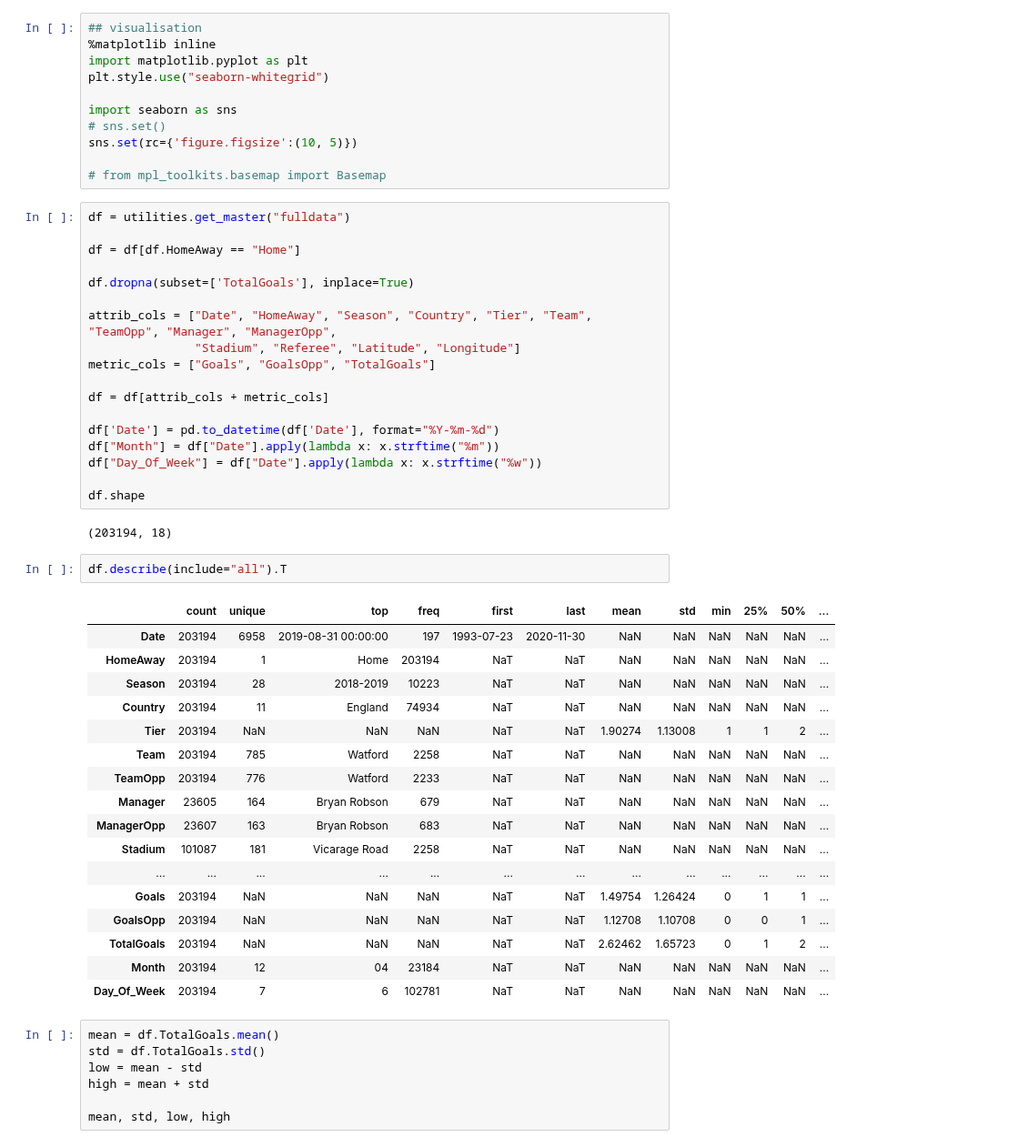
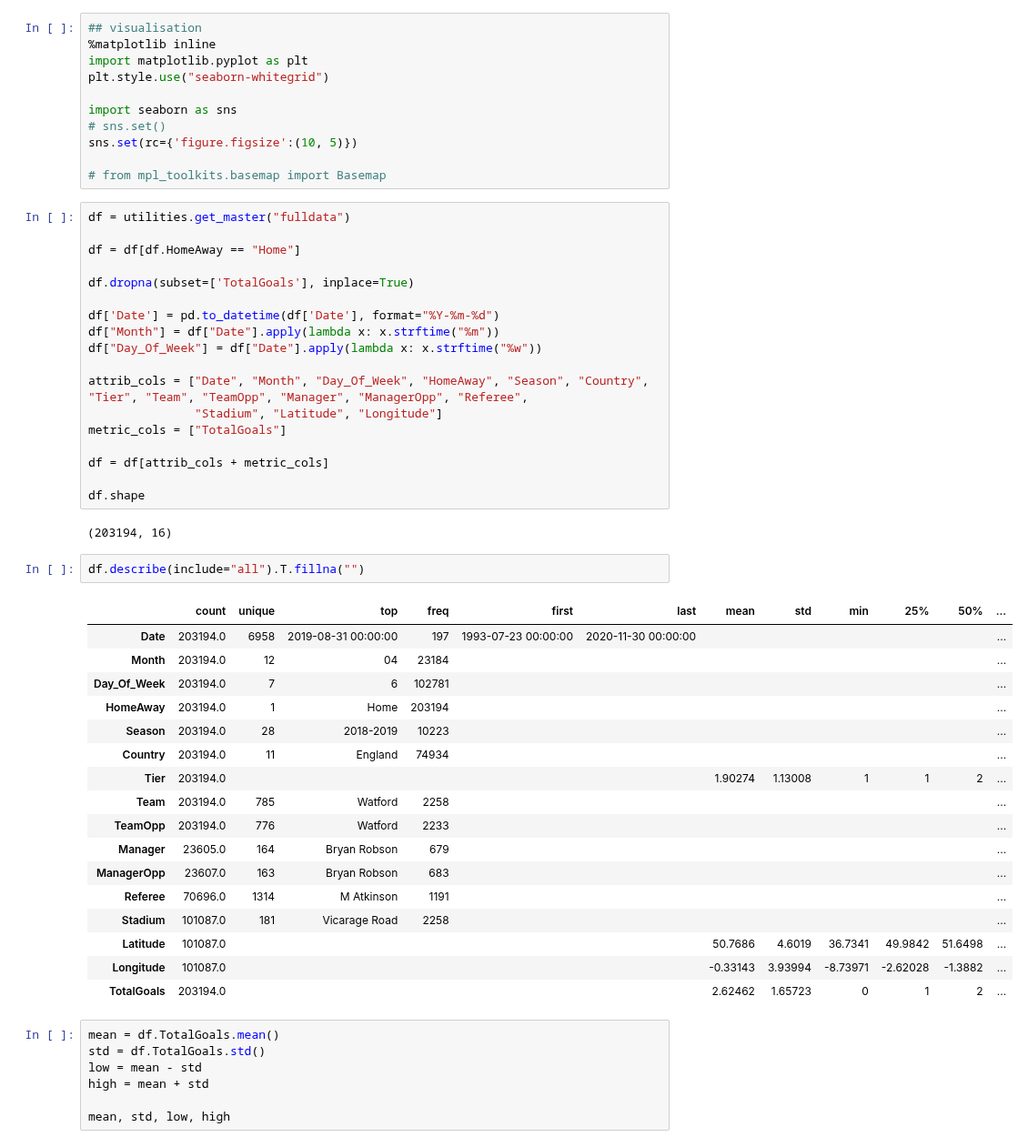
Before and after one commit to deacona/the-ball-is-round, a Jupyter notebook: notebooks/club_01_goals_around_europe.ipynb, the cells around one changed output. Shown at 91% size. Drawn from its saved outputs; the diff is of its cells as text.

```diff
--- a/notebooks/club_01_goals_around_europe.ipynb
+++ b/notebooks/club_01_goals_around_europe.ipynb
@@ -27,39 +29,39 @@ df = df[df.HomeAway == "Home"]
 
 df.dropna(subset=['TotalGoals'], inplace=True)
 
-attrib_cols = ["Date", "HomeAway", "Season", "Country", "Tier", "Team", "TeamOpp", "Manager", "ManagerOpp",
-               "Stadium", "Referee", "Latitude", "Longitude"]
-metric_cols = ["Goals", "GoalsOpp", "TotalGoals"]
-
-df = df[attrib_cols + metric_cols]
-
 df['Date'] = pd.to_datetime(df['Date'], format="%Y-%m-%d")
 df["Month"] = df["Date"].apply(lambda x: x.strftime("%m"))
 df["Day_Of_Week"] = df["Date"].apply(lambda x: x.strftime("%w"))
 
+attrib_cols = ["Date", "Month", "Day_Of_Week", "HomeAway", "Season", "Country", "Tier", "Team", "TeamOpp", "Manager", "ManagerOpp", "Referee",
+               "Stadium", "Latitude", "Longitude"]
+metric_cols = ["TotalGoals"]
+
+df = df[attrib_cols + metric_cols]
+
 df.shape
 # %% [output]
-(203194, 18)
+(203194, 16)
 # %%
-df.describe(include="all").T
+df.describe(include="all").T.fillna("")
 # %% [output]
 |  | count | unique | top | freq | first | last | mean | std | min | 25% | 50% | ... |
-| Date | 203194 | 6958 | 2019-08-31 00:00:00 | 197 | 1993-07-23 | 2020-11-30 | NaN | NaN | NaN | NaN | NaN | ... |
-| HomeAway | 203194 | 1 | Home | 203194 | NaT | NaT | NaN | NaN | NaN | NaN | NaN | ... |
-| Season | 203194 | 28 | 2018-2019 | 10223 | NaT | NaT | NaN | NaN | NaN | NaN | NaN | ... |
-| Country | 203194 | 11 | England | 74934 | NaT | NaT | NaN | NaN | NaN | NaN | NaN | ... |
-| Tier | 203194 | NaN | NaN | NaN | NaT | NaT | 1.90274 | 1.13008 | 1 | 1 | 2 | ... |
-| Team | 203194 | 785 | Watford | 2258 | NaT | NaT | NaN | NaN | NaN | NaN | NaN | ... |
-| TeamOpp | 203194 | 776 | Watford | 2233 | NaT | NaT | NaN | NaN | NaN | NaN | NaN | ... |
-| Manager | 23605 | 164 | Bryan Robson | 679 | NaT | NaT | NaN | NaN | NaN | NaN | NaN | ... |
-| ManagerOpp | 23607 | 163 | Bryan Robson | 683 | NaT | NaT | NaN | NaN | NaN | NaN | NaN | ... |
-| Stadium | 101087 | 181 | Vicarage Road | 2258 | NaT | NaT | NaN | NaN | NaN | NaN | NaN | ... |
-| ... | ... | ... | ... | ... | ... | ... | ... | ... | ... | ... | ... | ... |
-| Goals | 203194 | NaN | NaN | NaN | NaT | NaT | 1.49754 | 1.26424 | 0 | 1 | 1 | ... |
-| GoalsOpp | 203194 | NaN | NaN | NaN | NaT | NaT | 1.12708 | 1.10708 | 0 | 0 | 1 | ... |
-| TotalGoals | 203194 | NaN | NaN | NaN | NaT | NaT | 2.62462 | 1.65723 | 0 | 1 | 2 | ... |
-| Month | 203194 | 12 | 04 | 23184 | NaT | NaT | NaN | NaN | NaN | NaN | NaN | ... |
-| Day_Of_Week | 203194 | 7 | 6 | 102781 | NaT | NaT | NaN | NaN | NaN | NaN | NaN | ... |
+| Date | 203194.0 | 6958 | 2019-08-31 00:00:00 | 197 | 1993-07-23 00:00:00 | 2020-11-30 00:00:00 |  |  |  |  |  | ... |
+| Month | 203194.0 | 12 | 04 | 23184 |  |  |  |  |  |  |  | ... |
+| Day_Of_Week | 203194.0 | 7 | 6 | 102781 |  |  |  |  |  |  |  | ... |
+| HomeAway | 203194.0 | 1 | Home | 203194 |  |  |  |  |  |  |  | ... |
+| Season | 203194.0 | 28 | 2018-2019 | 10223 |  |  |  |  |  |  |  | ... |
+| Country | 203194.0 | 11 | England | 74934 |  |  |  |  |  |  |  | ... |
+| Tier | 203194.0 |  |  |  |  |  | 1.90274 | 1.13008 | 1 | 1 | 2 | ... |
+| Team | 203194.0 | 785 | Watford | 2258 |  |  |  |  |  |  |  | ... |
+| TeamOpp | 203194.0 | 776 | Watford | 2233 |  |  |  |  |  |  |  | ... |
+| Manager | 23605.0 | 164 | Bryan Robson | 679 |  |  |  |  |  |  |  | ... |
+| ManagerOpp | 23607.0 | 163 | Bryan Robson | 683 |  |  |  |  |  |  |  | ... |
+| Referee | 70696.0 | 1314 | M Atkinson | 1191 |  |  |  |  |  |  |  | ... |
+| Stadium | 101087.0 | 181 | Vicarage Road | 2258 |  |  |  |  |  |  |  | ... |
+| Latitude | 101087.0 |  |  |  |  |  | 50.7686 | 4.6019 | 36.7341 | 49.9842 | 51.6498 | ... |
+| Longitude | 101087.0 |  |  |  |  |  | -0.33143 | 3.93994 | -8.73971 | -2.62028 | -1.3882 | ... |
+| TotalGoals | 203194.0 |  |  |  |  |  | 2.62462 | 1.65723 | 0 | 1 | 2 | ... |
 # %%
 mean = df.TotalGoals.mean()
 std = df.TotalGoals.std()
```
Also changed, not shown: parts of 5 cells of this notebook, 5 other files.
